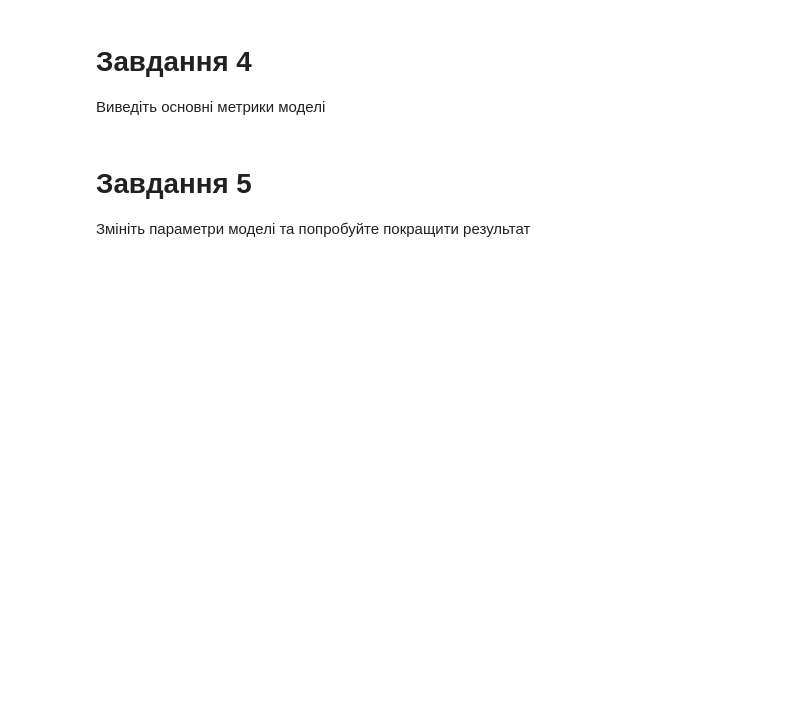
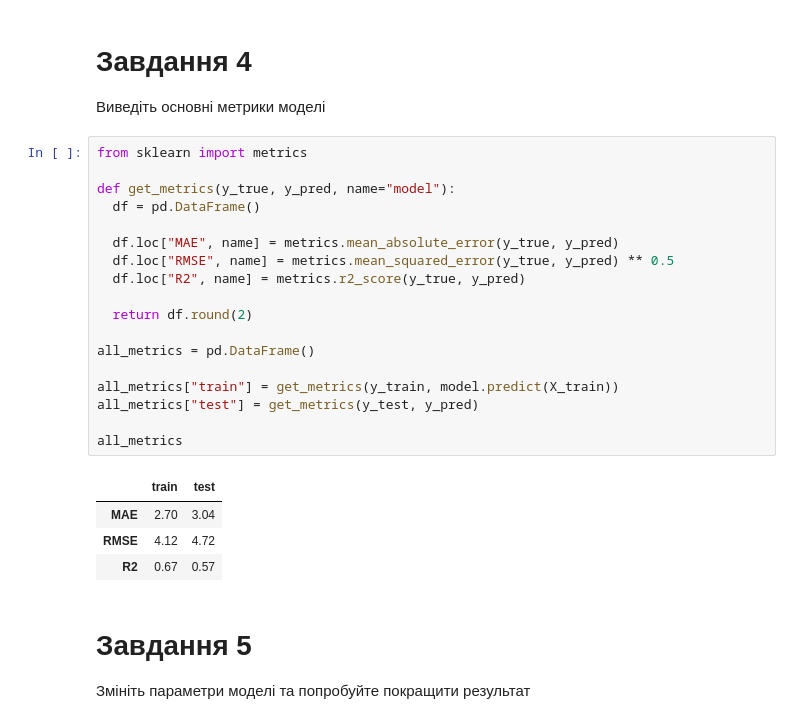
Before and after one commit to VDidyk/AI, a Jupyter notebook: module3/Практика_дерева_рішень.ipynb, the cells around one changed output. Cells and saved outputs as stored; diff of their text form; blank space fills up the shorter version.

```diff
--- a/module3/Практика_дерева_рішень.ipynb
+++ b/module3/Практика_дерева_рішень.ipynb
@@ -135,6 +150,29 @@ ValueError: Pandas output does not support sparse data.
 # %% [markdown]
 # Завдання 4
 Виведіть основні метрики моделі
+# %%
+from sklearn import metrics
+
+def get_metrics(y_true, y_pred, name="model"):
+  df = pd.DataFrame()
+
+  df.loc["MAE", name] = metrics.mean_absolute_error(y_true, y_pred)
+  df.loc["RMSE", name] = metrics.mean_squared_error(y_true, y_pred) ** 0.5
+  df.loc["R2", name] = metrics.r2_score(y_true, y_pred)
+
+  return df.round(2)
+
+all_metrics = pd.DataFrame()
+
+all_metrics["train"] = get_metrics(y_train, model.predict(X_train))
+all_metrics["test"] = get_metrics(y_test, y_pred)
+
+all_metrics
+# %% [output]
+|  | train | test |
+| MAE | 2.70 | 3.04 |
+| RMSE | 4.12 | 4.72 |
+| R2 | 0.67 | 0.57 |
 # %% [markdown]
 # Завдання 5
 Змініть параметри моделі та попробуйте покращити результат
```
Also changed, not shown: parts of 2 cells of this notebook.
